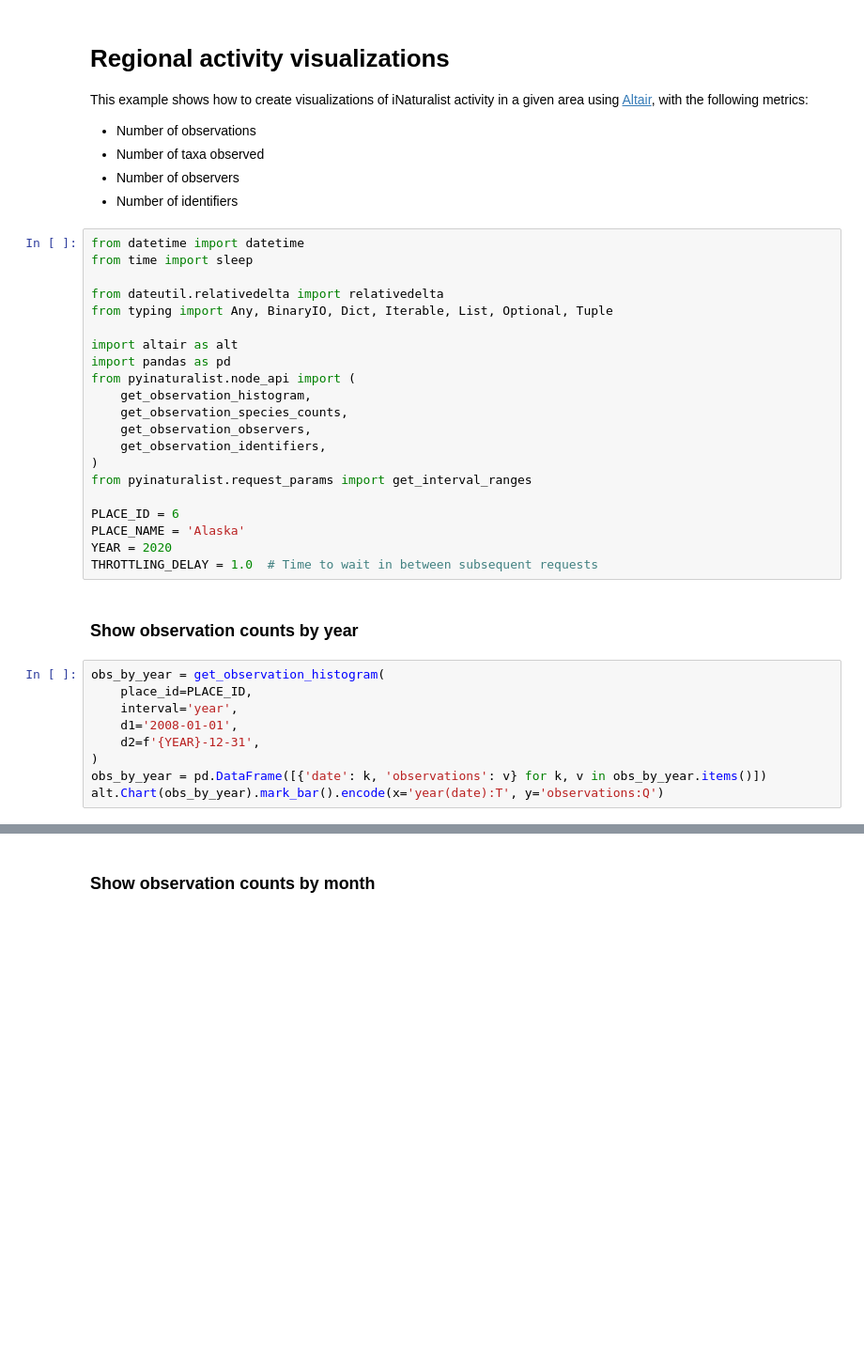
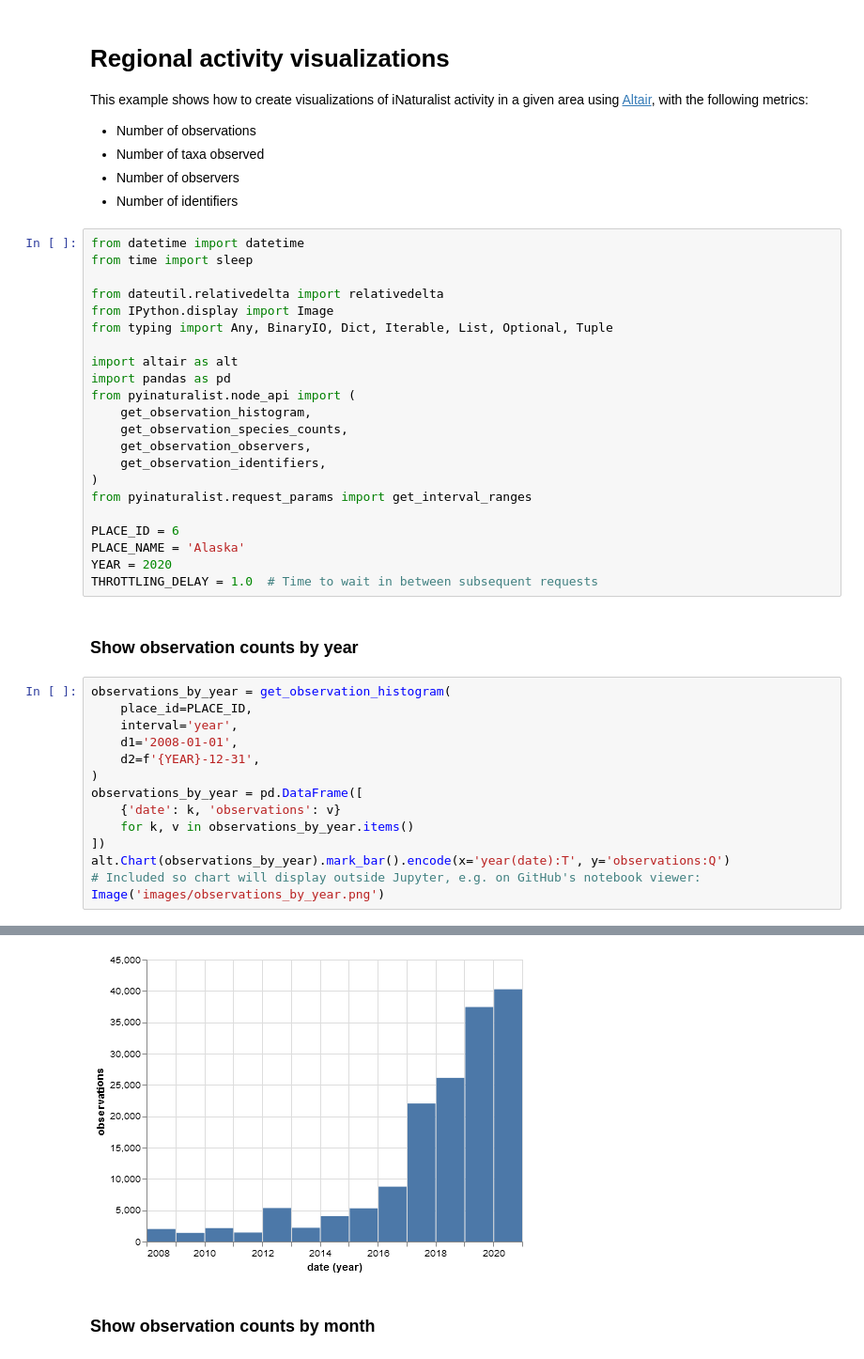
Before and after one commit to pyinat/pyinaturalist, a Jupyter notebook: examples/Data Visualizations - Regional Activity Report.ipynb, the cells around one changed output, grey strips where cells are left out. Shown: that part at 94% size. Saved outputs shown, nothing was run; the diff lists cells and outputs as text; blank space fills up the shorter version.

Commit message:
Add rendered visualizations from Jupyter notebooks that won't render on GitHub

```diff
--- a/examples/Data Visualizations - Regional Activity Report.ipynb
+++ b/examples/Data Visualizations - Regional Activity Report.ipynb
@@ -10,6 +10,7 @@ from datetime import datetime
 from time import sleep
 
 from dateutil.relativedelta import relativedelta
+from IPython.display import Image
 from typing import Any, BinaryIO, Dict, Iterable, List, Optional, Tuple
 
 import altair as alt
@@ -29,12 +30,17 @@ THROTTLING_DELAY = 1.0  # Time to wait in between subsequent requests
 # %% [markdown]
 ### Show observation counts by year
 # %%
-obs_by_year = get_observation_histogram(
+observations_by_year = get_observation_histogram(
     place_id=PLACE_ID,
     interval='year',
     d1='2008-01-01',
     d2=f'{YEAR}-12-31',
 )
-obs_by_year = pd.DataFrame([{'date': k, 'observations': v} for k, v in obs_by_year.items()])
-alt.Chart(obs_by_year).mark_bar().encode(x='year(date):T', y='observations:Q')
+observations_by_year = pd.DataFrame([
+    {'date': k, 'observations': v}
+    for k, v in observations_by_year.items()
+])
+alt.Chart(observations_by_year).mark_bar().encode(x='year(date):T', y='observations:Q')
+# Included so chart will display outside Jupyter, e.g. on GitHub's notebook viewer:
+Image('images/observations_by_year.png')
 # %% [output]
@@ -42,3 +47,4 @@ alt.Chart(obs_by_year).mark_bar().encode(x='year(date):T', y='observations:Q')
+[figure, added]
 # %% [markdown]
 ### Show observation counts by month
 # %%
```
Also changed, not shown: parts of 6 cells of this notebook, 8 other files.
